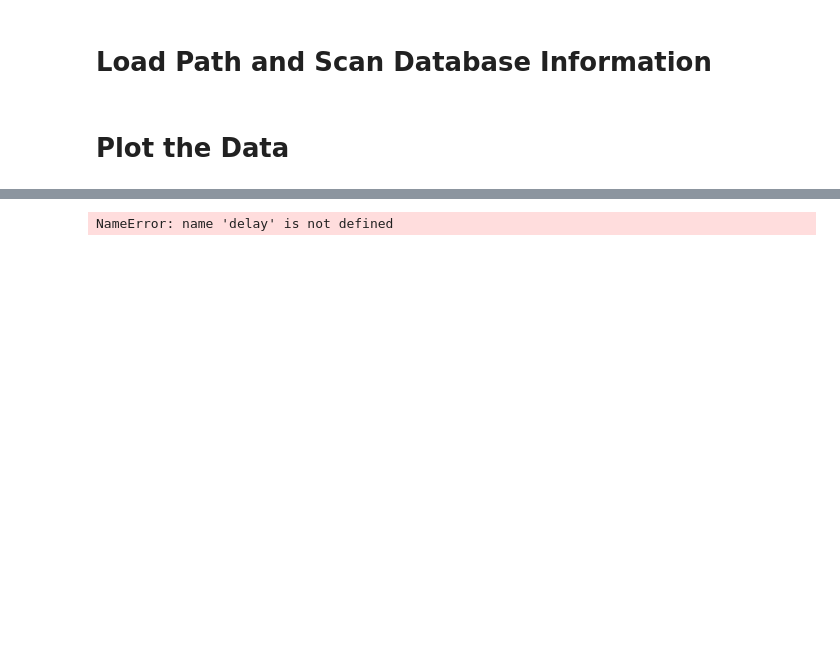
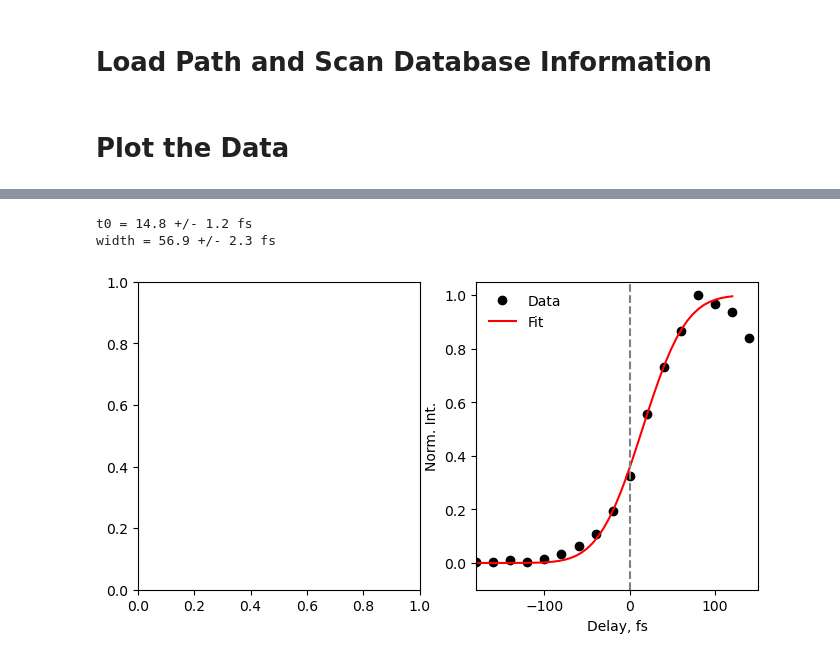
Before and after one commit to lawsonlloyd/mpes-analysis, a Jupyter notebook: phoibos_plot_analysis.ipynb, the cells around one changed output, grey strips where cells are left out. Saved outputs shown, nothing was run; the diff lists cells and outputs as text; code cells hidden in the pictures; blank space fills up the shorter version.

```diff
--- a/phoibos_plot_analysis.ipynb
+++ b/phoibos_plot_analysis.ipynb
@@ -84,5 +132,24 @@ fig.tight_layout()
-# %%
-if delay in I_res.dim:
-    a = 2
-# %% [output]
-NameError: name 'delay' is not defined
+# %%
+#%% Define t0 from Exciton Rise
+
+fig, ax = plt.subplots(1, 2, gridspec_kw={'width_ratios': [1, 1], 'height_ratios':[1]})
+fig.set_size_inches(8, 4, forward=False)
+ax = ax.flatten()
+
+figure_file_name = 'define_t0'
+save_figure = False
+
+### Plot EDCs at GAMMA vs time
+
+(kx, ky), (kx_int, ky_int) = (0, 0), (7, 4)
+#(kx, ky), (kx_int, ky_int) = (0, .7), (1.5, 0.5)
+delay_limits = [-200, 120]
+
+popt, perr, rise_fit = mpes.find_t0(traces/np.max(traces), delay_limits, fig=fig, ax=ax)
+
+if save_figure is True:
+    mpes.save_figure(fig, name = f'test', image_format = 'pdf')
+# %% [output]
+t0 = 14.8 +/- 1.2 fs
+width = 56.9 +/- 2.3 fs
+[figure, added]
```
Also changed, not shown: parts of 2 cells of this notebook, 1 other file.
